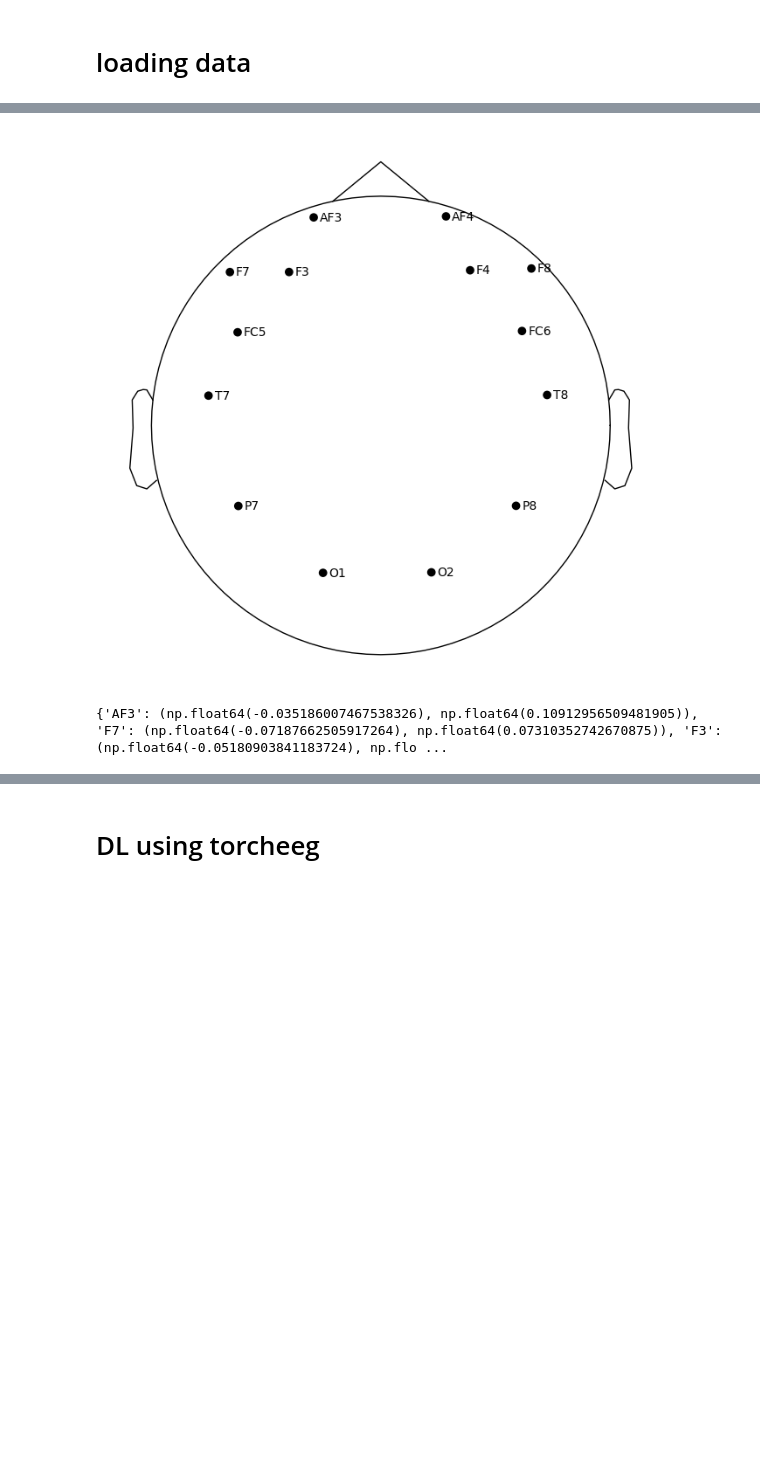
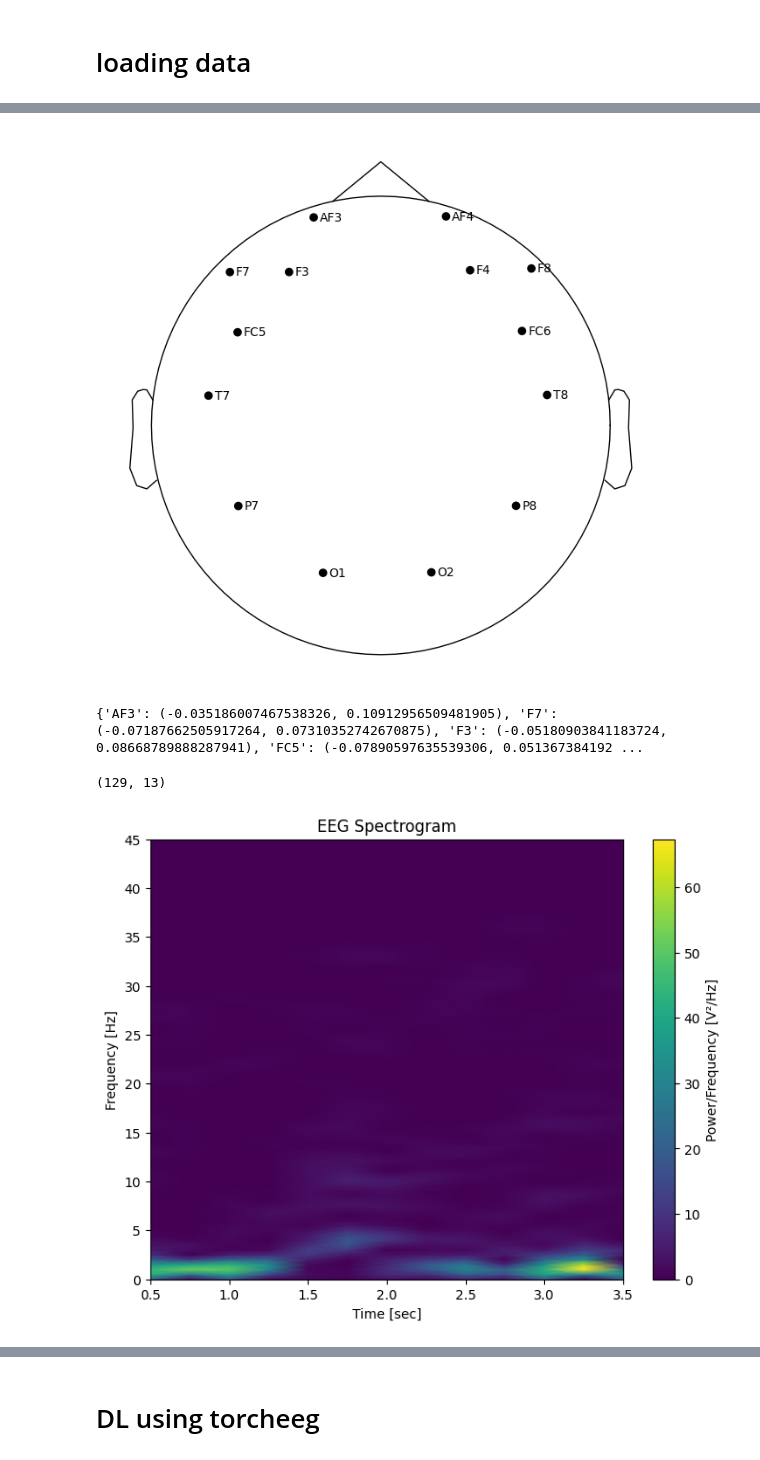
Before and after one commit to codeScourge/eeg-shenanigans, a Jupyter notebook: train_stew.ipynb, the cells around one changed output, grey strips where cells are left out. Cells and saved outputs as stored; diff of their text form; code cells hidden in the pictures; blank space fills up the shorter version.

```diff
--- a/train_stew.ipynb
+++ b/train_stew.ipynb
@@ -79,7 +97,7 @@ import mne
 from typing import List, Dict
 
 
-def load_stew_dataset(stew_path: str, ch_names) -> tuple:
+def load_stew_dataset(stew_path: str) -> tuple:
     subjects = set()
     for filename in os.listdir(stew_path):
         if filename.startswith('sub') and filename.endswith('.txt'):
@@ -95,7 +113,7 @@ def load_stew_dataset(stew_path: str, ch_names) -> tuple:
     info_list = []
     task_mapping = {'lo': 'low','hi': 'high'}
 
-    channel_names = ['AF3', 'F7', 'F3', 'FC5', 'T7', 'P7', 'O1', 'O2', 'P8', 'T8', 'FC6', 'F4', 'F8', 'AF4'] # correct channel names in order
+    ch_names = ['AF3', 'F7', 'F3', 'FC5', 'T7', 'P7', 'O1', 'O2', 'P8', 'T8', 'FC6', 'F4', 'F8', 'AF4'] # correct channel names in order
     sfreq = 128 # assume sampling rate in hZ
     montage = mne.channels.make_standard_montage("standard_1020")
 
@@ -132,8 +150,9 @@ def load_stew_dataset(stew_path: str, ch_names) -> tuple:
 
     return raw_list, info_list
 
-def split_raw_object(raw, window_size:int):
-   sfreq = raw.info['sfreq']
+
+def split_raw_object(raw, clip_duration:int):
+    sfreq = raw.info['sfreq']
     samples_per_clip = int(clip_duration * sfreq)
 
     n_samples = len(raw.times)
@@ -160,7 +179,7 @@ WINDOW_SIZE = 4 # seconds
 
 unsplit_raw_list, unsplit_info_list = load_stew_dataset(DATA_FOLDER_PATH)
 raw_list = []
-info_list []
+info_list = []
 
 
 for raw, info in zip(unsplit_raw_list, unsplit_info_list):
@@ -168,7 +187,6 @@ for raw, info in zip(unsplit_raw_list, unsplit_info_list):
     raw_list.extend(raws)
     info_list.extend([info] * len(raws))
 
-
-raw_list, info_list = load_stew_dataset(DATA_FOLDER_PATH)
+cls()
 print(f"\n\nLoaded {len(unsplit_raw_list)} recordings,  split into {len(raw_list)} clips of {str(WINDOW_SIZE)} seconds, from {len(set([info['subject_id'] for info in info_list]))} subjects")
 # %% [output]
@@ -289,31 +233,38 @@ CHANNEL_NAMES = list(STEW_CHANNEL_LOCATION_DICT.keys())
 print(STEW_CHANNEL_LOCATION_DICT)
 # %% [output]
 [figure]
-{'AF3': (np.float64(-0.035186007467538326), np.float64(0.10912956509481905)), 'F7': (np.float64(-0.07187662505917264), np.float64(0.07310352742670875)), 'F3': (np.float64(-0.05180903841183724), np.flo ...
+{'AF3': (-0.035186007467538326, 0.10912956509481905), 'F7': (-0.07187662505917264, 0.07310352742670875), 'F3': (-0.05180903841183724, 0.08668789888287941), 'FC5': (-0.07890597635539306, 0.051367384192 ...
 # %%
+from scipy import signal
+
 def create_spectogram(raw_data):
     f, t, Sxx = signal.spectrogram(
         raw_data,
         fs=128,              # Sampling rate
         nperseg=128,         # Window size (1 second at 128 Hz)
         noverlap=96,         # 75% overlap
         nfft=256,            # Length of FFT
         detrend='constant',  # Remove mean from each segment
         window='hann'        # Apply Hann window to reduce spectral leakage
     )
     return f, t, Sxx
 
-def plot_spectogram(f, t, Sxx)
+def plot_spectogram(f, t, Sxx):
     import matplotlib.pyplot as plt
 
     plt.figure(figsize=(8, 6))
     plt.pcolormesh(t, f, Sxx, shading='gouraud', cmap='viridis')
     plt.ylabel('Frequency [Hz]')
     plt.xlabel('Time [sec]')
     plt.title('EEG Spectrogram')
     plt.colorbar(label='Power/Frequency [V²/Hz]')
     plt.ylim(0, 45)  # Limit to frequencies below 45 Hz
     plt.show()
 
-raw_data = raw.get_data()[0]
-plot_spectogram(create_spectogram(raw_data))
+raw_data = raw.get_data()[0] # first channel AF3
+f, t, Sxx = create_spectogram(raw_data)
+print(Sxx.shape)
+plot_spectogram(f, t, Sxx)
+# %% [output]
+(129, 13)
+[figure, added]
```
Also changed, not shown: parts of 19 cells of this notebook.
